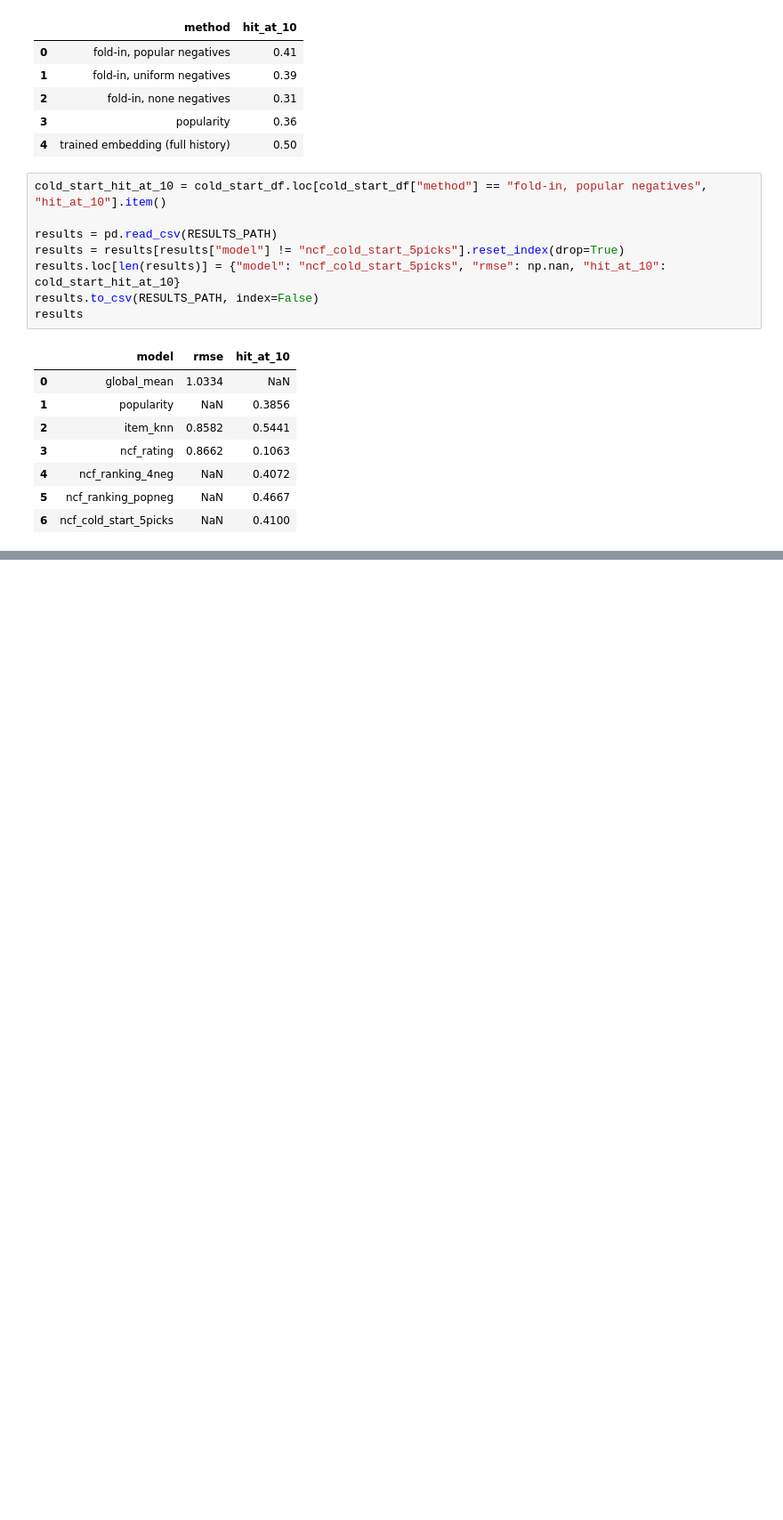
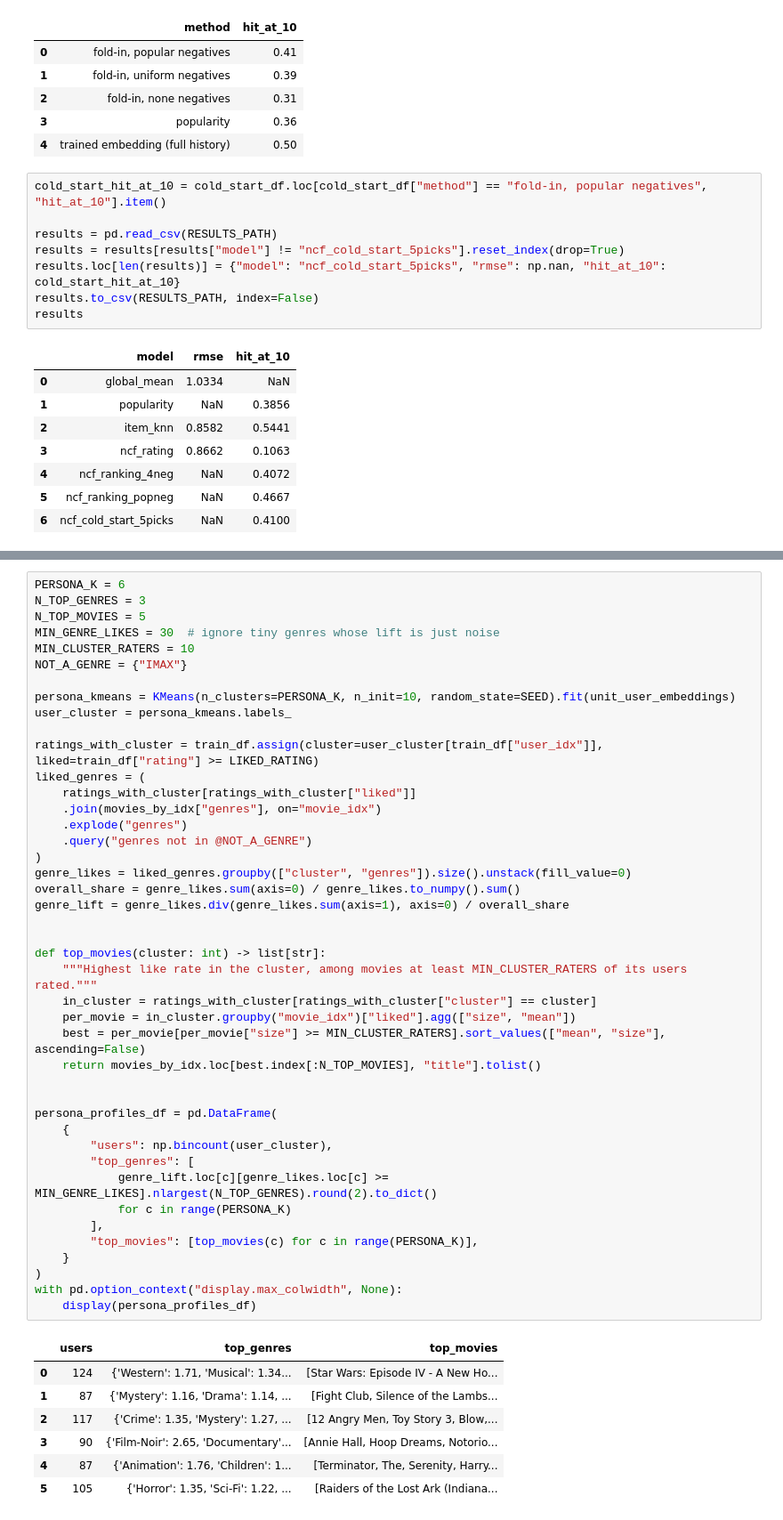
Before and after one commit to Amm2049/tastelet, a Jupyter notebook: notebooks/04_fold_in_personas.ipynb, the cells around one changed output, grey strips where cells are left out. Shown at 89% size. Drawn from its saved outputs; the diff is of its cells as text; blank space fills up the shorter version.

```diff
--- a/notebooks/04_fold_in_personas.ipynb
+++ b/notebooks/04_fold_in_personas.ipynb
@@ -358,0 +405,51 @@ results
+# %%
+PERSONA_K = 6
+N_TOP_GENRES = 3
+N_TOP_MOVIES = 5
+MIN_GENRE_LIKES = 30  # ignore tiny genres whose lift is just noise
+MIN_CLUSTER_RATERS = 10
+NOT_A_GENRE = {"IMAX"}
+
+persona_kmeans = KMeans(n_clusters=PERSONA_K, n_init=10, random_state=SEED).fit(unit_user_embeddings)
+user_cluster = persona_kmeans.labels_
+
+ratings_with_cluster = train_df.assign(cluster=user_cluster[train_df["user_idx"]], liked=train_df["rating"] >= LIKED_RATING)
+liked_genres = (
+    ratings_with_cluster[ratings_with_cluster["liked"]]
+    .join(movies_by_idx["genres"], on="movie_idx")
+    .explode("genres")
+    .query("genres not in @NOT_A_GENRE")
+)
+genre_likes = liked_genres.groupby(["cluster", "genres"]).size().unstack(fill_value=0)
+overall_share = genre_likes.sum(axis=0) / genre_likes.to_numpy().sum()
+genre_lift = genre_likes.div(genre_likes.sum(axis=1), axis=0) / overall_share
+
+
+def top_movies(cluster: int) -> list[str]:
+    """Highest like rate in the cluster, among movies at least MIN_CLUSTER_RATERS of its users rated."""
+    in_cluster = ratings_with_cluster[ratings_with_cluster["cluster"] == cluster]
+    per_movie = in_cluster.groupby("movie_idx")["liked"].agg(["size", "mean"])
+    best = per_movie[per_movie["size"] >= MIN_CLUSTER_RATERS].sort_values(["mean", "size"], ascending=False)
+    return movies_by_idx.loc[best.index[:N_TOP_MOVIES], "title"].tolist()
+
+
+persona_profiles_df = pd.DataFrame(
+    {
+        "users": np.bincount(user_cluster),
+        "top_genres": [
+            genre_lift.loc[c][genre_likes.loc[c] >= MIN_GENRE_LIKES].nlargest(N_TOP_GENRES).round(2).to_dict()
+            for c in range(PERSONA_K)
+        ],
+        "top_movies": [top_movies(c) for c in range(PERSONA_K)],
+    }
+)
+with pd.option_context("display.max_colwidth", None):
+    display(persona_profiles_df)
+# %% [output]
+|  | users | top_genres | top_movies |
+| 0 | 124 | {'Western': 1.71, 'Musical': 1.34... | [Star Wars: Episode IV - A New Ho... |
+| 1 | 87 | {'Mystery': 1.16, 'Drama': 1.14, ... | [Fight Club, Silence of the Lambs... |
+| 2 | 117 | {'Crime': 1.35, 'Mystery': 1.27, ... | [12 Angry Men, Toy Story 3, Blow,... |
+| 3 | 90 | {'Film-Noir': 2.65, 'Documentary'... | [Annie Hall, Hoop Dreams, Notorio... |
+| 4 | 87 | {'Animation': 1.76, 'Children': 1... | [Terminator, The, Serenity, Harry... |
+| 5 | 105 | {'Horror': 1.35, 'Sci-Fi': 1.22, ... | [Raiders of the Lost Ark (Indiana... |
```
Also changed, not shown: parts of 6 cells of this notebook, 4 other files.
